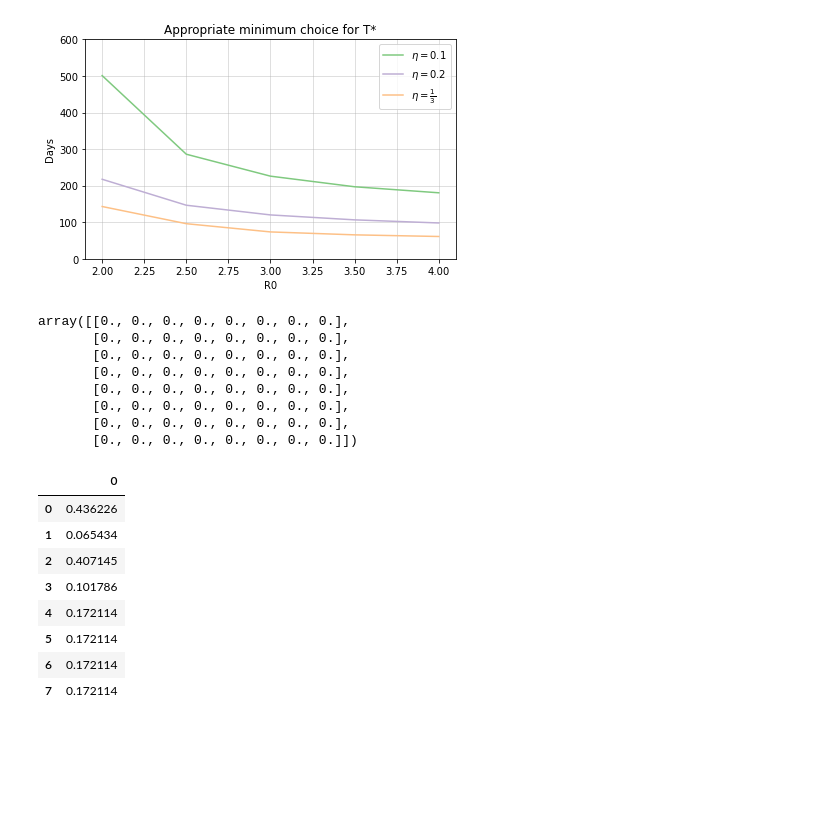
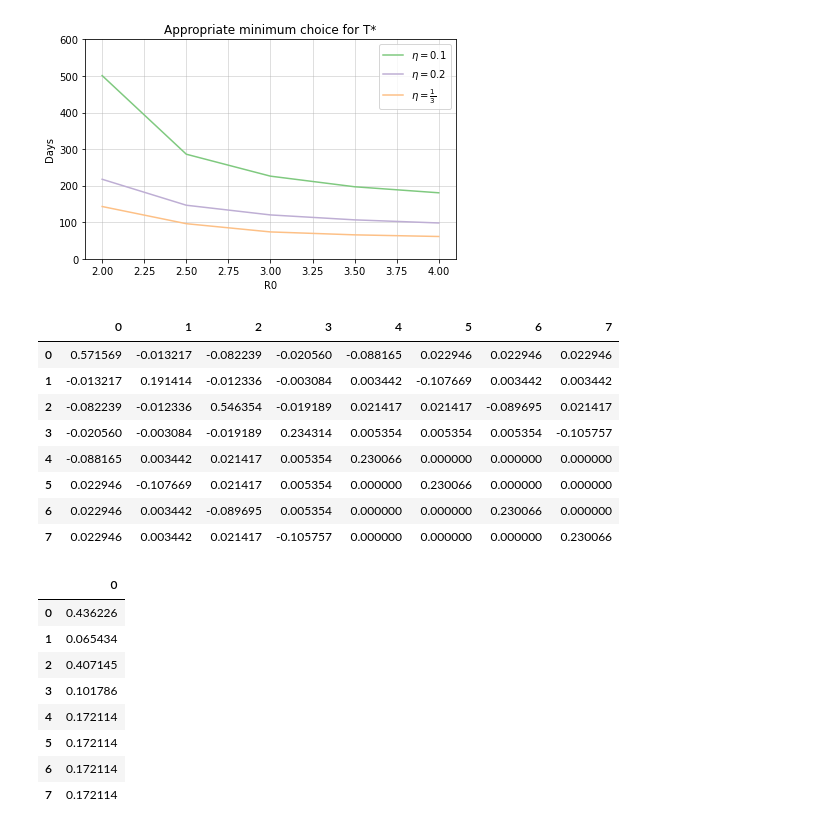
Before and after one commit to JCurran-Sebastian/MultiType_Branching, a Jupyter notebook: Stochastic_Invasion_of_VoC.ipynb, the cells around one changed output. Cells and saved outputs as stored; diff of their text form; code cells hidden in the pictures; blank space fills up the shorter version.

```diff
--- a/Stochastic_Invasion_of_VoC.ipynb
+++ b/Stochastic_Invasion_of_VoC.ipynb
@@ -881,7 +881,7 @@ if im_gillespie == 0:
     y0vec[0] = 1
 G = Gillespie(rates, transitions, y0vec)
 Reff_cols = [str(Re) for Re in Reff_vec]
-num_sims = 10000
+num_sims = 1000
 G_test = np.zeros(num_sims)
 for i in tqdm(range(num_sims)):
     G_test[i] = G.Gillespie_trajectory(Zstar = Istars_min[0])
@@ -988,17 +991,17 @@ dt = np.diff(time)[0]
 stop_cases = [50, int(evec_scaling*Istars_min[idx])]
 cols = [str(st) for st in stop_cases]
 
-nsims = 10000
-np.random.seed(123)
-stop_times = np.zeros((nsims, len(stop_cases)))
-stop_times1 = np.zeros((nsims, len(stop_cases)))
-for i in tqdm(range(nsims)):
-    stop_time, feller_sim = EulerMaruyama(feller_mu, feller_sigma, dW, t0, y0, dt, stop = stop_cases, num_its = len(time))
-    stop_times[i, :] = stop_time
+# nsims = 10000
+# np.random.seed(123)
+# stop_times = np.zeros((nsims, len(stop_cases)))
+# stop_times1 = np.zeros((nsims, len(stop_cases)))
+# for i in tqdm(range(nsims)):
+#     stop_time, feller_sim = EulerMaruyama(feller_mu, feller_sigma, dW, t0, y0, dt, stop = stop_cases, num_its = len(time))
+#     stop_times[i, :] = stop_time
 
 
 
-stop_times_df = pd.DataFrame(stop_times, columns = cols)
+# stop_times_df = pd.DataFrame(stop_times, columns = cols)
 
 
 def chi_sq(u, x, t):
@@ -1135,7 +1135,7 @@ if save:
 eta =  eta
 
 
-ntypes = len(omega)
+ntypes = len(omega_vec)
 
 nexposed = int(ntypes/2)
 beta = beta_SA
@@ -1165,8 +1165,8 @@ Hessian_mat = np.zeros((ntypes, ntypes, ntypes))
 for level in range(0, nexposed):
     for i in range(0, nexposed):
 
-        Hessian_mat[level + nexposed, level+nexposed, i] = (beta * const_vec[i]*prop_vec[i])/(omega[level+nexposed])
-        Hessian_mat[level + nexposed, i, level+nexposed] = (beta * const_vec[i]*prop_vec[i])/(omega[level+nexposed])
+        Hessian_mat[level + nexposed, level+nexposed, i] = (beta * const_vec[i]*prop_vec[i])/(omega_vec[level+nexposed])
+        Hessian_mat[level + nexposed, i, level+nexposed] = (beta * const_vec[i]*prop_vec[i])/(omega_vec[level+nexposed])
 
 
 
@@ -1175,9 +1175,9 @@ P_mat = np.zeros((ntypes, ntypes))
 
 
 for nex in range(0, nexposed):
-    P_mat[nex, nex+nexposed] = omega[nex]/omega[nex]
-    P_mat[nex+nexposed, :nexposed] = const_vec*prop_vec*beta_SA/omega[nex+nexposed]
-    P_mat[nex+nexposed, nex+nexposed] = np.sum(const_vec * beta_SA * prop_vec)/omega[nex+nexposed]
+    P_mat[nex, nex+nexposed] = omega_vec[nex]/omega_vec[nex]
+    P_mat[nex+nexposed, :nexposed] = const_vec*prop_vec*beta_SA/omega_vec[nex+nexposed]
+    P_mat[nex+nexposed, nex+nexposed] = np.sum(const_vec * beta_SA * prop_vec)/omega_vec[nex+nexposed]
 
 P_mat = P_mat.T
 
@@ -1187,7 +1187,7 @@ C = np.zeros(ntypes**3)
 for l in range(0, ntypes):
     f_vec = Omega(0)[l, :]
     Gmat[l, :, :] = Hessian_mat[l, :, :] + np.diag(P_mat[:, l]) - np.outer(P_mat[:, l], P_mat[:, l])
-    Gmat[l, :, :] *=omega[l]
+    Gmat[l, :, :] *=omega_vec[l]
     Gmat[l, :, :] += np.outer(f_vec, f_vec)
 #     unitvec = np.zeros(ntypes)
 #     unitvec[l] = 1
@@ -1199,15 +1199,17 @@ for l in range(0, ntypes):
 # %%
 
 blarg = np.sum(Gmat, axis = 0)
+pd.DataFrame(blarg)
 # %% [output]
-array([[0., 0., 0., 0., 0., 0., 0., 0.],
-       [0., 0., 0., 0., 0., 0., 0., 0.],
-       [0., 0., 0., 0., 0., 0., 0., 0.],
-       [0., 0., 0., 0., 0., 0., 0., 0.],
-       [0., 0., 0., 0., 0., 0., 0., 0.],
-       [0., 0., 0., 0., 0., 0., 0., 0.],
-       [0., 0., 0., 0., 0., 0., 0., 0.],
-       [0., 0., 0., 0., 0., 0., 0., 0.]])
+|  | 0 | 1 | 2 | 3 | 4 | 5 | 6 | 7 |
+| 0 | 0.571569 | -0.013217 | -0.082239 | -0.020560 | -0.088165 | 0.022946 | 0.022946 | 0.022946 |
+| 1 | -0.013217 | 0.191414 | -0.012336 | -0.003084 | 0.003442 | -0.107669 | 0.003442 | 0.003442 |
+| 2 | -0.082239 | -0.012336 | 0.546354 | -0.019189 | 0.021417 | 0.021417 | -0.089695 | 0.021417 |
+| 3 | -0.020560 | -0.003084 | -0.019189 | 0.234314 | 0.005354 | 0.005354 | 0.005354 | -0.105757 |
+| 4 | -0.088165 | 0.003442 | 0.021417 | 0.005354 | 0.230066 | 0.000000 | 0.000000 | 0.000000 |
+| 5 | 0.022946 | -0.107669 | 0.021417 | 0.005354 | 0.000000 | 0.230066 | 0.000000 | 0.000000 |
+| 6 | 0.022946 | 0.003442 | -0.089695 | 0.005354 | 0.000000 | 0.000000 | 0.230066 | 0.000000 |
+| 7 | 0.022946 | 0.003442 | 0.021417 | -0.105757 | 0.000000 | 0.000000 | 0.000000 | 0.230066 |
 # %%
 # pd.DataFrame(np.sum(blarg, axis = 1))
 # pd.DataFrame(omega)
```
Also changed, not shown: parts of 6 cells of this notebook.
